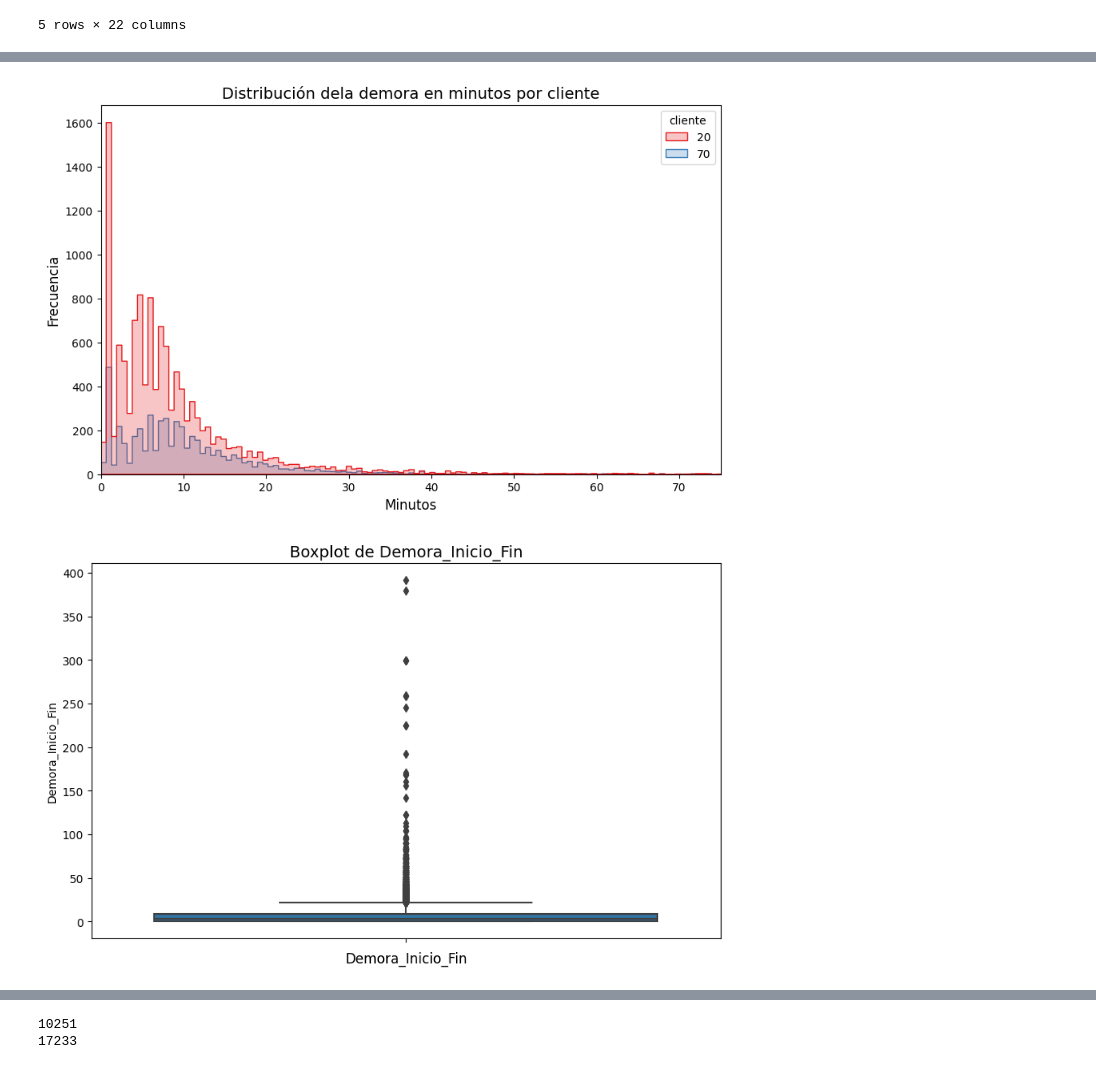
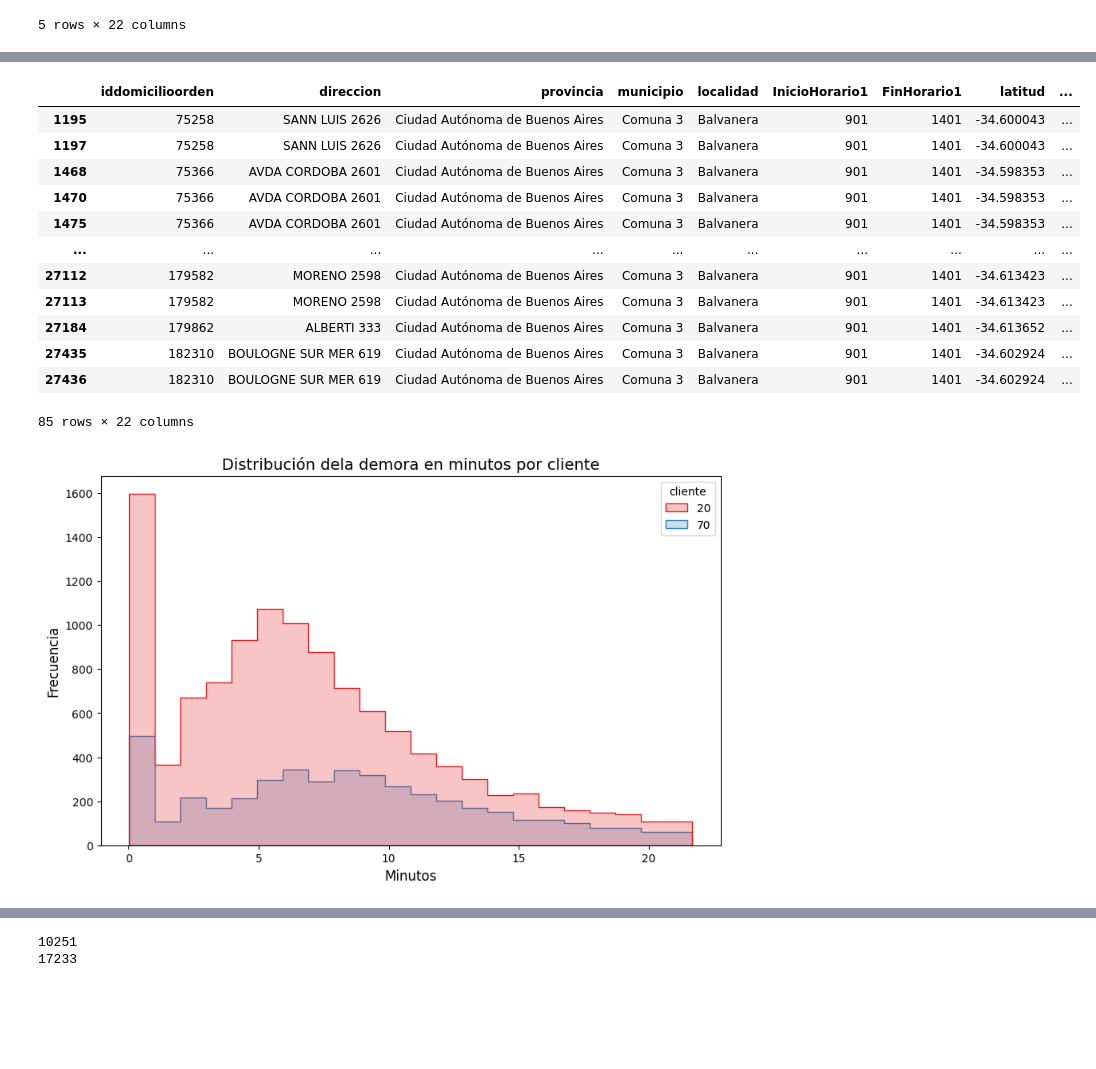
Before and after one commit to Maximo-Verdondoni/DesafioiFlow, a Jupyter notebook: Visualizaciones-Analisis temporal.ipynb, the cells around one changed output, grey strips where cells are left out. Cells and saved outputs as stored; diff of their text form; code cells hidden in the pictures; blank space fills up the shorter version.

```diff
--- a/Visualizaciones-Analisis temporal.ipynb
+++ b/Visualizaciones-Analisis temporal.ipynb
@@ -36,0 +63,15 @@ df.head()
+# %%
+# Vamos a filtrar los outliers que aparecen en el boxplot y veamoslos más detalladamente
+
+Q1 = df['Demora_Inicio_Fin'].quantile(0.25)
+Q3 = df['Demora_Inicio_Fin'].quantile(0.75)
+IQR = Q3 - Q1
+
+limite_inferior = Q1 - 1.5 * IQR
+limite_superior = Q3 + 1.5 * IQR
+
+# Creamos dos dataframes: uno sin los outliers y otro de solo los outliers
+df_sin_outliers = df[(df['Demora_Inicio_Fin'] >= limite_inferior) & (df['Demora_Inicio_Fin'] <= limite_superior)]
+df_outliers = df[(df['Demora_Inicio_Fin'] <= limite_inferior) | (df['Demora_Inicio_Fin'] >= limite_superior)]
+
+df_outliers.head()
@@ -37,4 +149,22 @@ df.head()
+# %%
+df_outliers.query('localidad == "Balvanera"')
+# ANALIZAR ESTOS CASOS DE DEMORAS EXTREMAS OUTLIERS
+# %% [output]
+|  | iddomicilioorden | direccion | provincia | municipio | localidad | InicioHorario1 | FinHorario1 | latitud | ... |
+| 1195 | 75258 | SANN LUIS 2626 | Ciudad Autónoma de Buenos Aires | Comuna 3 | Balvanera | 901 | 1401 | -34.600043 | ... |
+| 1197 | 75258 | SANN LUIS 2626 | Ciudad Autónoma de Buenos Aires | Comuna 3 | Balvanera | 901 | 1401 | -34.600043 | ... |
+| 1468 | 75366 | AVDA CORDOBA 2601 | Ciudad Autónoma de Buenos Aires | Comuna 3 | Balvanera | 901 | 1401 | -34.598353 | ... |
+| 1470 | 75366 | AVDA CORDOBA 2601 | Ciudad Autónoma de Buenos Aires | Comuna 3 | Balvanera | 901 | 1401 | -34.598353 | ... |
+| 1475 | 75366 | AVDA CORDOBA 2601 | Ciudad Autónoma de Buenos Aires | Comuna 3 | Balvanera | 901 | 1401 | -34.598353 | ... |
+| ... | ... | ... | ... | ... | ... | ... | ... | ... | ... |
+| 27112 | 179582 | MORENO 2598 | Ciudad Autónoma de Buenos Aires | Comuna 3 | Balvanera | 901 | 1401 | -34.613423 | ... |
+| 27113 | 179582 | MORENO 2598 | Ciudad Autónoma de Buenos Aires | Comuna 3 | Balvanera | 901 | 1401 | -34.613423 | ... |
+| 27184 | 179862 | ALBERTI 333 | Ciudad Autónoma de Buenos Aires | Comuna 3 | Balvanera | 901 | 1401 | -34.613652 | ... |
+| 27435 | 182310 | BOULOGNE SUR MER 619 | Ciudad Autónoma de Buenos Aires | Comuna 3 | Balvanera | 901 | 1401 | -34.602924 | ... |
+| 27436 | 182310 | BOULOGNE SUR MER 619 | Ciudad Autónoma de Buenos Aires | Comuna 3 | Balvanera | 901 | 1401 | -34.602924 | ... |
+85 rows × 22 columns
 # %%
+# HACER POR PROPORCION NO POR FRECUENCIA
 import seaborn as sns
 import matplotlib.pyplot as plt
 
@@ -42,30 +172,13 @@ import matplotlib.pyplot as plt
 plt.figure(figsize=(10, 6))
 
 # Usamos histplot para las distribuciones de cada categoría
-sns.histplot(data=df[df['VisitaHora_Inicio']!=df['VisitaHora_Fin']], x='Demora_Inicio_Fin', hue='cliente', element="step", palette="Set1")
+sns.histplot(data=df_sin_outliers[df_sin_outliers['VisitaHora_Inicio']!=df_sin_outliers['VisitaHora_Fin']], x='Demora_Inicio_Fin', hue='cliente', element="step", palette="Set1", bins=22)
 
 # Títulos y etiquetas
 plt.title('Distribución dela demora en minutos por cliente', fontsize=14)
 plt.xlabel('Minutos', fontsize=12)
 plt.ylabel('Frecuencia', fontsize=12)
-plt.xlim(0,75)
+# plt.xlim(0,75)
 plt.show()
 # %% [output]
-[figure, old version]
+[figure, new version]
-# %%
-import seaborn as sns
-import matplotlib.pyplot as plt
-
-# Supongamos que tu DataFrame se llama 'df'
-plt.figure(figsize=(10, 6))
-
-# Crear el boxplot para la variable 'Demora_Inicio_Fin'
-sns.boxplot(y='Demora_Inicio_Fin', data=df)
-
-# Títulos y etiquetas
-plt.title('Boxplot de Demora_Inicio_Fin', fontsize=14)
-plt.xlabel('Demora_Inicio_Fin', fontsize=12)
-
-plt.show()
-# %% [output]
-[figure, removed]
```
Also changed, not shown: parts of 24 cells of this notebook, 1 other file.
